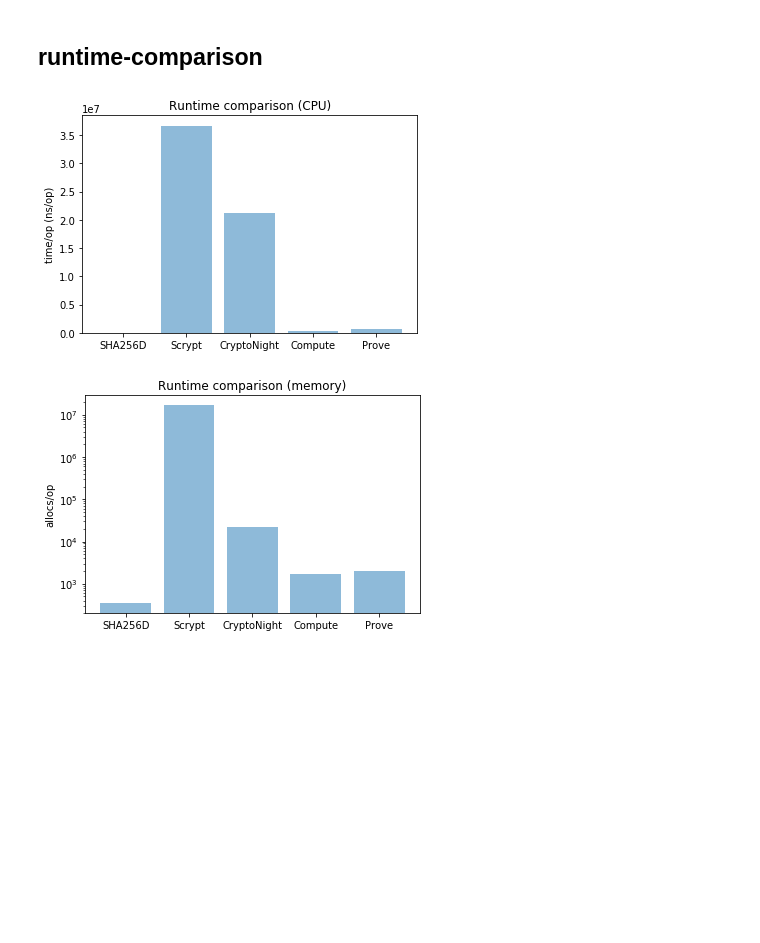
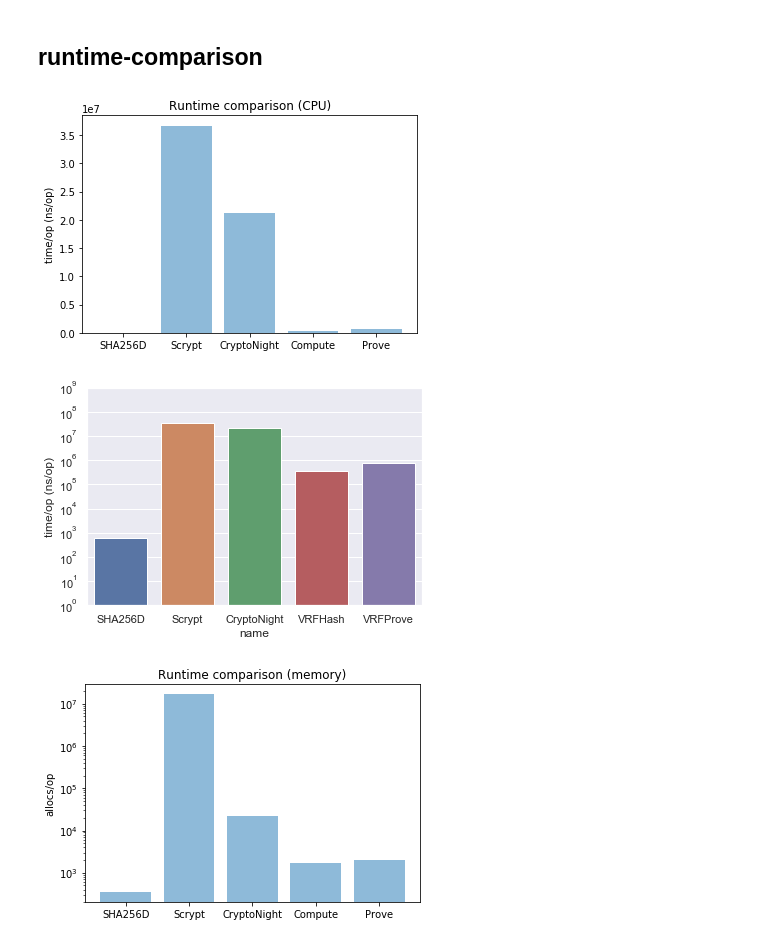
Before and after one commit to DEX-ware/vrf-mining, a Jupyter notebook: src/eval/Untitled.ipynb, the cells around one changed output. Drawn from its saved outputs; the diff is of its cells as text; code cells hidden in the pictures; blank space fills up the shorter version.

```diff
--- a/src/eval/Untitled.ipynb
+++ b/src/eval/Untitled.ipynb
@@ -72,22 +72,28 @@ with open(dir_path+"/runtime-comparison/stat.csv") as comparison_file:
 # %%
 algos = []
 performances = []
 for i in range(len(lines)):
     if lines[i].startswith("name,time/op"):
         for j in range(1, 6):
             data = lines[i+j].split(",")
             algos.append(data[0][:-3])
             performances.append(float(data[1]))
 
 index = np.arange(len(algos))
 plt.bar(index, performances, align='center', alpha=0.5)
 plt.xticks(index, algos)
 plt.ylabel('time/op (ns/op)')
 plt.title('Runtime comparison (CPU)')
 
-plt.show()
+xs = runtime_df['name']
+ys = runtime_df['time/op (ns/op)'].astype('float64')
+
+g=sns.barplot(xs, ys)
+plt.yscale('log')
+plt.ylim([1, 10**9])
 # %% [output]
 [figure]
+[figure, added]
 # %%
 algos = []
 performances = []
```
Also changed, not shown: parts of 1 cell of this notebook, 9 other files.
